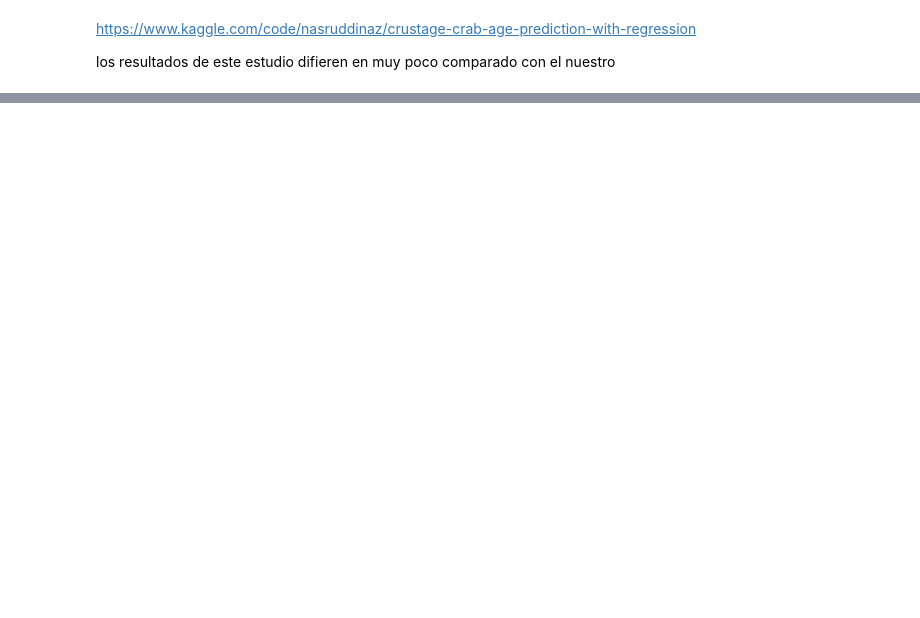
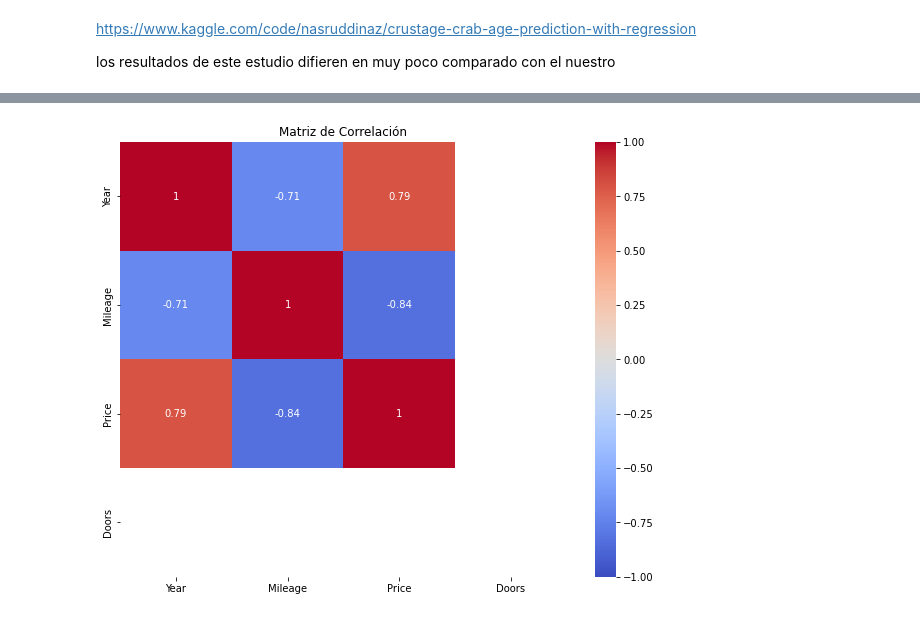
Before and after one commit to Camilohoyos99/AA_DATOS, a Jupyter notebook: Evaluación 1C-20230830/Parcial1.ipynb, the cells around one changed output, grey strips where cells are left out. Drawn from its saved outputs; the diff is of its cells as text; code cells hidden in the pictures; blank space fills up the shorter version.

```diff
--- a/Evaluación 1C-20230830/Parcial1.ipynb
+++ b/Evaluación 1C-20230830/Parcial1.ipynb
@@ -462,0 +529,3 @@ ValueError: X has 6 features, but LinearRegression is expecting 28 features as i
+# %%
+df = pd.read_csv('LondonCars2014.csv')
+df
@@ -462,0 +589,3 @@ ValueError: X has 6 features, but LinearRegression is expecting 28 features as i
+# %%
+df = df[(df['Make']== 'Toyota') & (df['Model'] == 'Camry LE')]
+df
@@ -462,0 +651,15 @@ ValueError: X has 6 features, but LinearRegression is expecting 28 features as i
+# %%
+correlation_matrix = df.corr()
+# Crear una figura y un eje (subplot)
+plt.figure(figsize=(10, 8))
+
+# Crear un mapa de calor (heatmap) de la matriz de correlación
+sns.heatmap(correlation_matrix, annot=True, cmap='coolwarm', vmin=-1, vmax=1)
+
+# Añadir título al mapa de calor
+plt.title('Matriz de Correlación')
+
+# Mostrar el mapa de calor
+plt.show()
+# %% [output]
+[figure, added]
```
Also changed, not shown: parts of 32 cells of this notebook.
